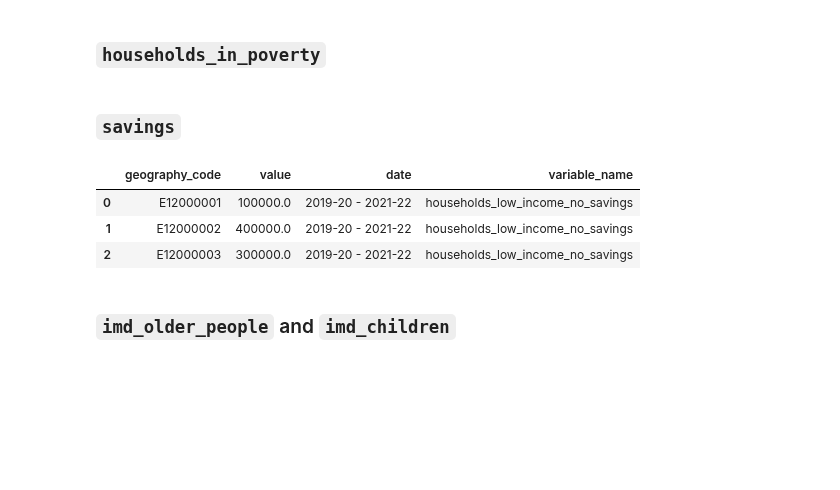
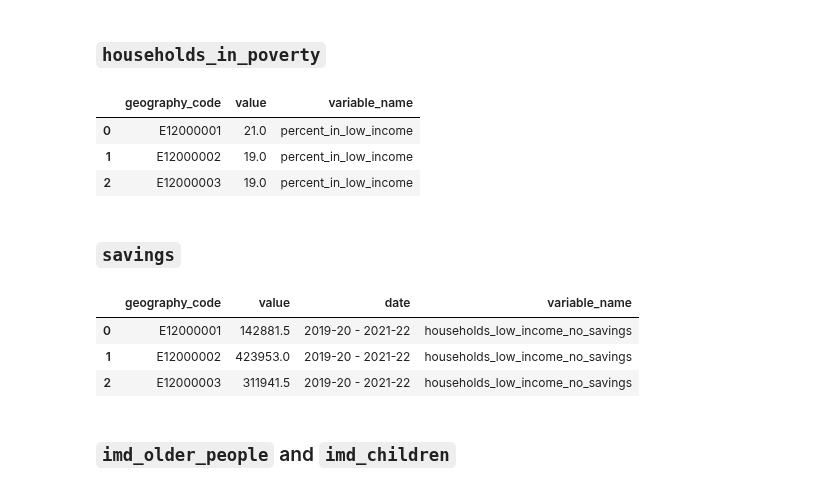
Before and after one commit to open-innovations/jrf-insight, a Jupyter notebook: pipelines/place/transform.ipynb, the cells around one changed output. Drawn from its saved outputs; the diff is of its cells as text; code cells hidden in the pictures; blank space fills up the shorter version.

Commit message:
Refactor HBAI processing
Fix filenames and normalise better

```diff
--- a/pipelines/place/transform.ipynb
+++ b/pipelines/place/transform.ipynb
@@ -221,10 +221,10 @@ number_of_working_age
 # %% [markdown]
 ### `households_in_poverty`
 # %%
-hbai_age_cat = pd.read_csv(f'{DATA_DIR}/hbai/Type of Individual by Age Category.csv')
+hbai_age_cat = pd.read_csv(f'{DATA_DIR}/hbai/by_age_category.csv')
 #hbai_age_cat = hbai_age_cat[hbai_age_cat.variable_name == "In low income (below threshold)"]
 
-def three_year_average(data, variable_name, date_name, groupby, round=False):
+def three_year_average(data, date_name, groupby, round=False):
     '''
     Three year rolling average
     '''
@@ -255,41 +255,50 @@ def three_year_average(data, variable_name, date_name, groupby, round=False):
         #i+=1
         #print(i)
     #concatenating the frames
-    three_year_averages = pd.concat(frames, axis=0)
-    return three_year_averages
+    return pd.concat(frames, axis=0)
 
-hbai_age_cat = three_year_average(hbai_age_cat, 'number_of_people_in_low_income', 'Financial Year', ['geography_code', 'variable_name', 'Type of Individual by Age Category'])
 
+hbai_age_cat = three_year_average(hbai_age_cat, 'Financial Year', ['geography_code', 'income_status', 'Type of Individual by Age Category', 'variable_name'])
 hbai_age_cat['total_people_for_year'] = hbai_age_cat.groupby(['date', 'geography_code'])['value'].transform('sum')
-
-hbai_age_cat['percent'] = (hbai_age_cat['value'] / hbai_age_cat['total_people_for_year'])*100
-hbai_age_cat['percent'] = hbai_age_cat['percent'].round(0)
+hbai_age_cat['percent'] = (hbai_age_cat['value'] / hbai_age_cat['total_people_for_year'] * 100).round(0)
 hbai_age_cat.to_csv(f'{DATA_DIR}/interim/hbai_age_category.csv')
 
-hbai_total_low_income = pd.DataFrame(data={'value':hbai_age_cat.loc[(hbai_age_cat.variable_name == 'In low income (below threshold)') & (hbai_age_cat.date == max(hbai_age_cat.date))].groupby(['geography_code'])['value'].sum()})
+hbai_total_low_income = hbai_age_cat.loc[
+    (hbai_age_cat.income_status == 'In low income (below threshold)') &
+    (hbai_age_cat.date == max(hbai_age_cat.date))
+].groupby(['geography_code'])['value'].sum().to_frame()
 hbai_total_low_income['variable_name'] = 'total_low_income'
 hbai_total_low_income.reset_index(inplace=True)
-hbai_percent = hbai_age_cat.loc[(hbai_age_cat.date == max(hbai_age_cat.date)) & (hbai_age_cat.variable_name=='In low income (below threshold)')].groupby('geography_code').sum(numeric_only=True)
+
+hbai_percent = hbai_age_cat.loc[
+    (hbai_age_cat.date == max(hbai_age_cat.date)) &
+    (hbai_age_cat.income_status == 'In low income (below threshold)')
+].groupby('geography_code').sum(numeric_only=True)
 hbai_percent = pd.DataFrame(data={'value': hbai_percent['percent']})
 hbai_percent['variable_name'] = 'percent_in_low_income'
 hbai_percent.reset_index(inplace=True)
+hbai_percent
+# %% [output]
+|  | geography_code | value | variable_name |
+| 0 | E12000001 | 21.0 | percent_in_low_income |
+| 1 | E12000002 | 19.0 | percent_in_low_income |
+| 2 | E12000003 | 19.0 | percent_in_low_income |
 # %% [markdown]
 ### `savings`
 # %%
-savings = pd.read_csv(f'{DATA_DIR}/hbai/Savings and Investments of Adults in the Family of the Individual.csv')
+savings = pd.read_csv(f'{DATA_DIR}/hbai/by_savings_and_investments.csv')
 #savings = savings[savings['Financial Year'] == max(savings['Financial Year'])]
-savings = savings[savings.variable_name == 'In low income (below threshold)']
+savings = savings[savings.income_status == 'In low income (below threshold)']
 savings = savings[savings['Savings and Investments of Adults in the Family of the Individual'] == 'No savings']
-savings = three_year_average(savings, 'people_low_income_households_no_savings', 'Financial Year', ['geography_code'])
+savings = three_year_average(savings, 'Financial Year', ['geography_code'])
 savings = savings[savings.date == max(savings.date)]
 savings['variable_name'] = "households_low_income_no_savings"
-savings = savings.round(-5)
 savings
 # %% [output]
 |  | geography_code | value | date | variable_name |
-| 0 | E12000001 | 100000.0 | 2019-20 - 2021-22 | households_low_income_no_savings |
-| 1 | E12000002 | 400000.0 | 2019-20 - 2021-22 | households_low_income_no_savings |
-| 2 | E12000003 | 300000.0 | 2019-20 - 2021-22 | households_low_income_no_savings |
+| 0 | E12000001 | 142881.5 | 2019-20 - 2021-22 | households_low_income_no_savings |
+| 1 | E12000002 | 423953.0 | 2019-20 - 2021-22 | households_low_income_no_savings |
+| 2 | E12000003 | 311941.5 | 2019-20 - 2021-22 | households_low_income_no_savings |
 # %% [markdown]
 ### `imd_older_people` and `imd_children`
 # %%
```
Also changed, not shown: parts of 1 cell of this notebook, 24 other files.
